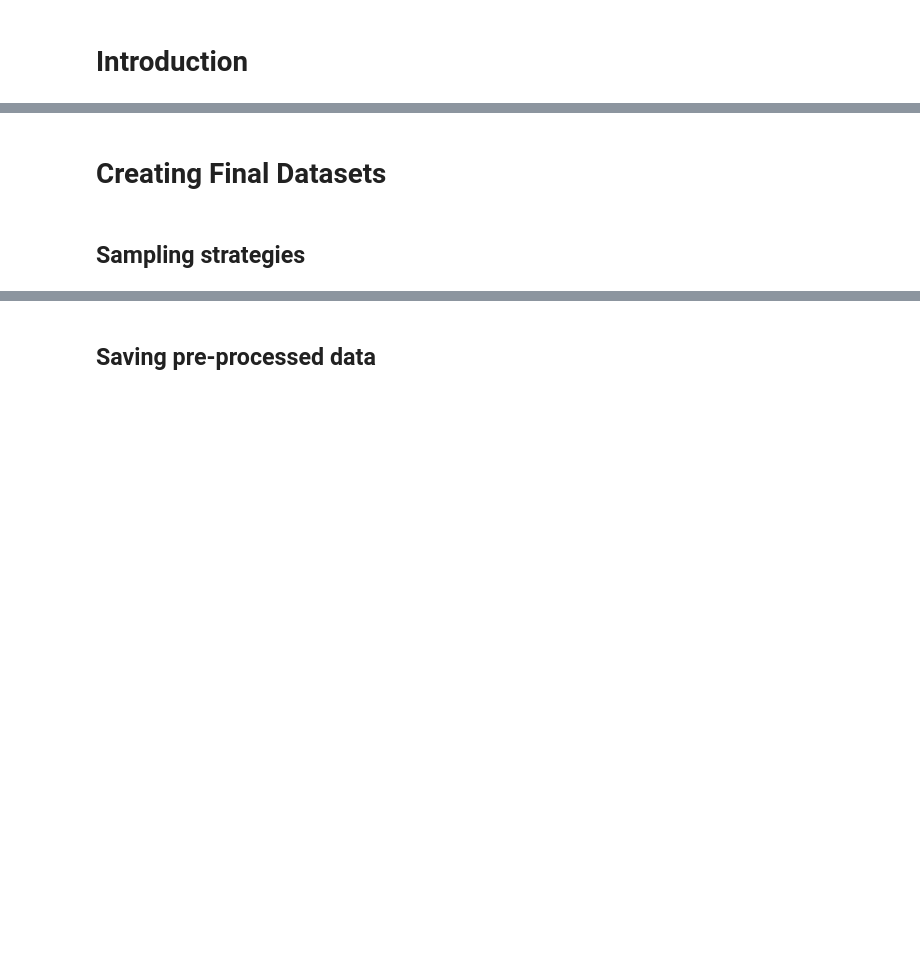
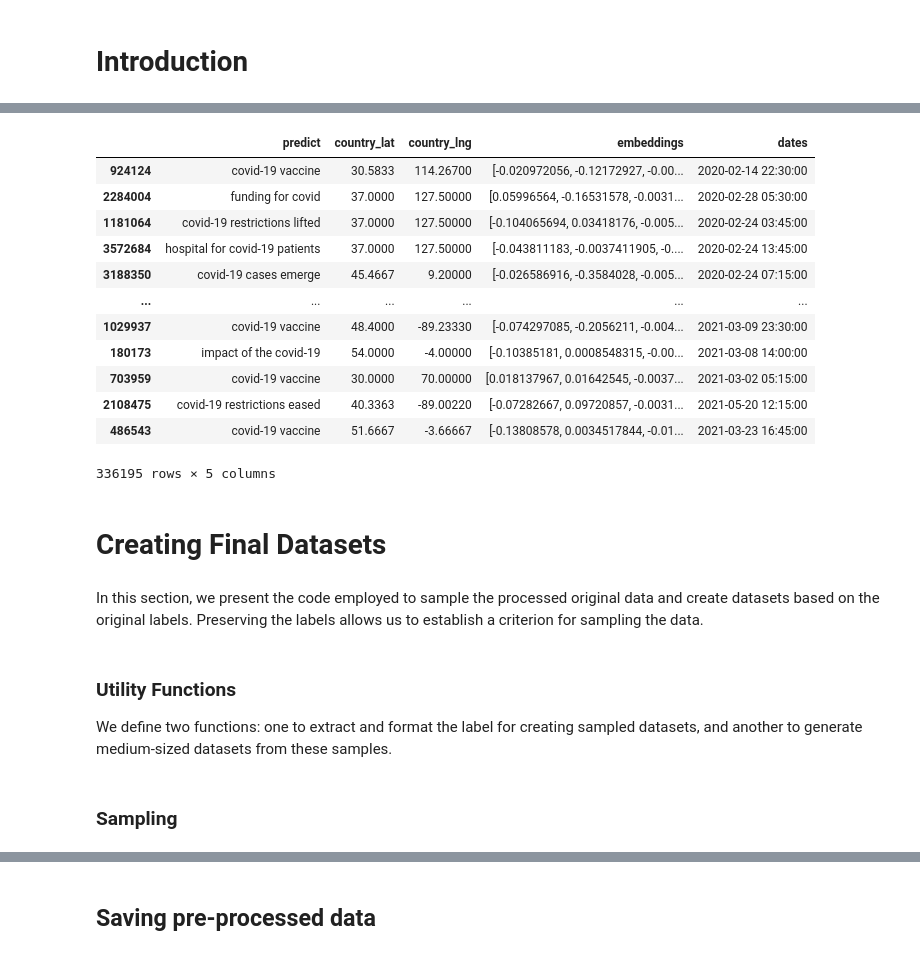
Before and after one commit to Vinicius-Teixeirac/RL-COVID-Events, a Jupyter notebook: DataPreparation/pre_processing_datasets.ipynb, the cells around one changed output, grey strips where cells are left out. Cells and saved outputs as stored; diff of their text form; code cells hidden in the pictures; blank space fills up the shorter version.

```diff
--- a/DataPreparation/pre_processing_datasets.ipynb
+++ b/DataPreparation/pre_processing_datasets.ipynb
@@ -158,2 +191,24 @@ df_selected_features
+# %%
+df_processed
+# %% [output]
+|  | predict | country_lat | country_lng | embeddings | dates |
+| 924124 | covid-19 vaccine | 30.5833 | 114.26700 | [-0.020972056, -0.12172927, -0.00... | 2020-02-14 22:30:00 |
+| 2284004 | funding for covid | 37.0000 | 127.50000 | [0.05996564, -0.16531578, -0.0031... | 2020-02-28 05:30:00 |
+| 1181064 | covid-19 restrictions lifted | 37.0000 | 127.50000 | [-0.104065694, 0.03418176, -0.005... | 2020-02-24 03:45:00 |
+| 3572684 | hospital for covid-19 patients | 37.0000 | 127.50000 | [-0.043811183, -0.0037411905, -0.... | 2020-02-24 13:45:00 |
+| 3188350 | covid-19 cases emerge | 45.4667 | 9.20000 | [-0.026586916, -0.3584028, -0.005... | 2020-02-24 07:15:00 |
+| ... | ... | ... | ... | ... | ... |
+| 1029937 | covid-19 vaccine | 48.4000 | -89.23330 | [-0.074297085, -0.2056211, -0.004... | 2021-03-09 23:30:00 |
+| 180173 | impact of the covid-19 | 54.0000 | -4.00000 | [-0.10385181, 0.0008548315, -0.00... | 2021-03-08 14:00:00 |
+| 703959 | covid-19 vaccine | 30.0000 | 70.00000 | [0.018137967, 0.01642545, -0.0037... | 2021-03-02 05:15:00 |
+| 2108475 | covid-19 restrictions eased | 40.3363 | -89.00220 | [-0.07282667, 0.09720857, -0.0031... | 2021-05-20 12:15:00 |
+| 486543 | covid-19 vaccine | 51.6667 | -3.66667 | [-0.13808578, 0.0034517844, -0.01... | 2021-03-23 16:45:00 |
+336195 rows × 5 columns
 # %% [markdown]
 # Creating Final Datasets
+# %% [markdown]
+In this section, we present the code employed to sample the processed original data and create datasets based on the original labels. Preserving the labels allows us to establish a criterion for sampling the data.
+# %% [markdown]
+### Utility Functions
+
+We define two functions: one to extract and format the label for creating sampled datasets, and another to generate medium-sized datasets from these samples.
@@ -160,2 +222,2 @@ df_selected_features
 # %% [markdown]
-## Sampling strategies
+### Sampling
```
Also changed, not shown: parts of 58 cells of this notebook, 5 other files.
